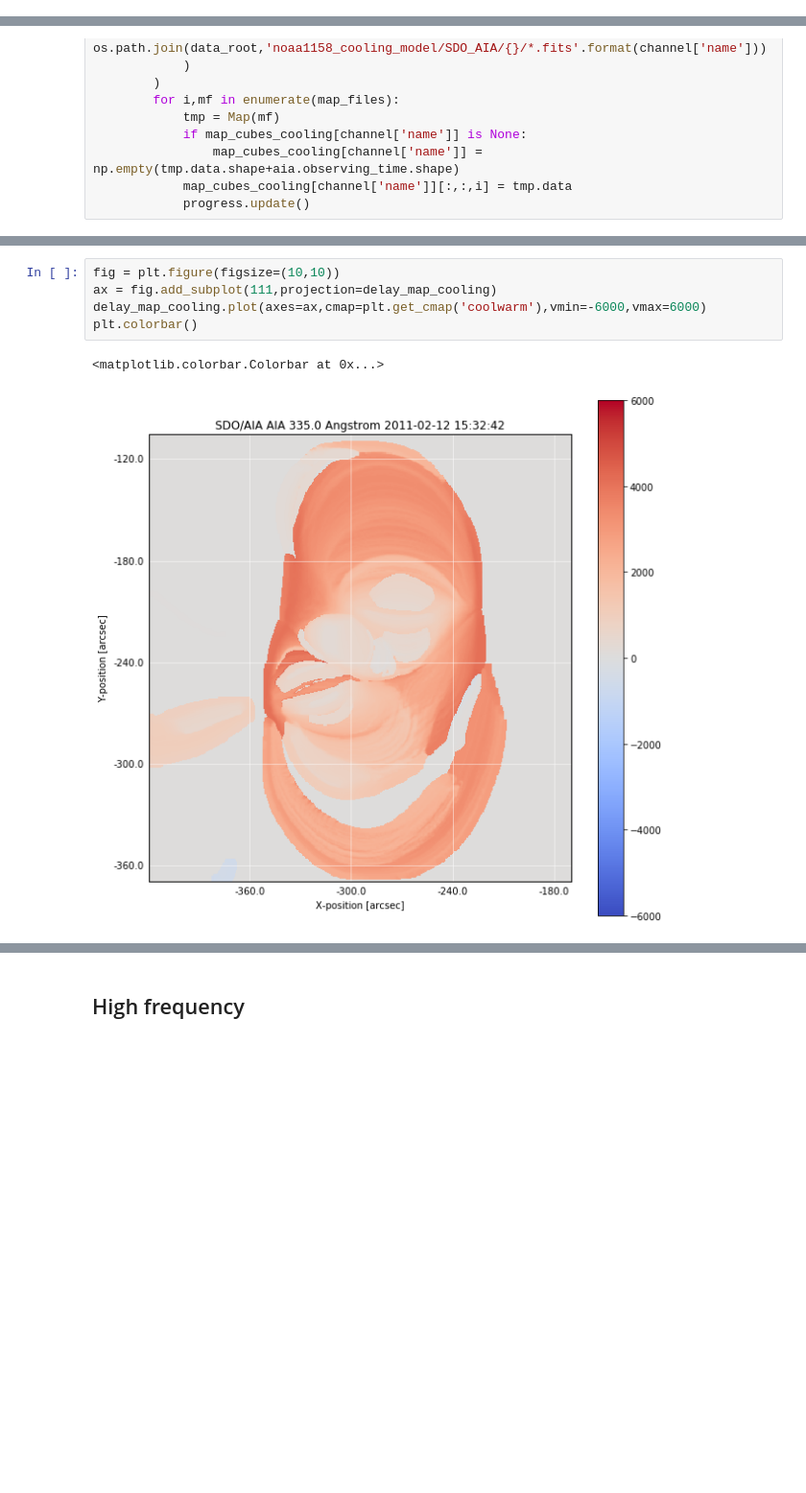
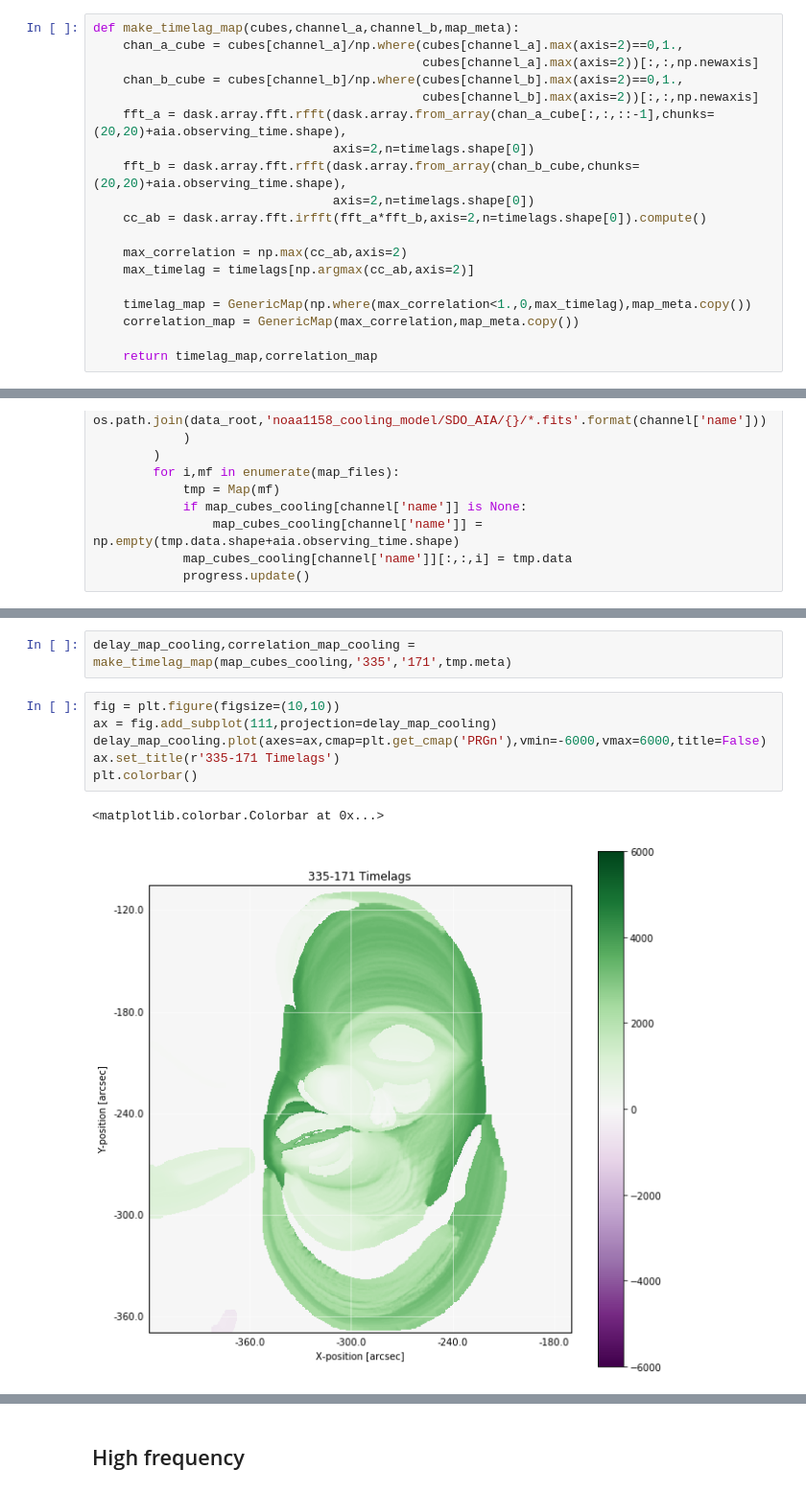
Before and after one commit to wtbarnes/systematic_ar_study, a Jupyter notebook: notebooksv2/timelag_analysisV2.ipynb, the cells around one changed output, grey strips where cells are left out. Shown at 96% size. Cells and saved outputs as stored; diff of their text form; blank space fills up the shorter version.

```diff
--- a/notebooksv2/timelag_analysisV2.ipynb
+++ b/notebooksv2/timelag_analysisV2.ipynb
@@ -77,3 +101,22 @@ ax.legend(loc='best')
+# %%
+def make_timelag_map(cubes,channel_a,channel_b,map_meta):
+    chan_a_cube = cubes[channel_a]/np.where(cubes[channel_a].max(axis=2)==0,1.,
+                                            cubes[channel_a].max(axis=2))[:,:,np.newaxis]
+    chan_b_cube = cubes[channel_b]/np.where(cubes[channel_b].max(axis=2)==0,1.,
+                                            cubes[channel_b].max(axis=2))[:,:,np.newaxis]
+    fft_a = dask.array.fft.rfft(dask.array.from_array(chan_a_cube[:,:,::-1],chunks=(20,20)+aia.observing_time.shape),
+                                axis=2,n=timelags.shape[0])
+    fft_b = dask.array.fft.rfft(dask.array.from_array(chan_b_cube,chunks=(20,20)+aia.observing_time.shape),
+                                axis=2,n=timelags.shape[0])
+    cc_ab = dask.array.fft.irfft(fft_a*fft_b,axis=2,n=timelags.shape[0]).compute()
+
+    max_correlation = np.max(cc_ab,axis=2)
+    max_timelag = timelags[np.argmax(cc_ab,axis=2)]
+
+    timelag_map = GenericMap(np.where(max_correlation<1.,0,max_timelag),map_meta.copy())
+    correlation_map = GenericMap(max_correlation,map_meta.copy())
+
+    return timelag_map,correlation_map
 # %% [markdown]
 ## Cooling Only
 # %%
@@ -145,8 +144,11 @@ delay_map_cooling = GenericMap(np.where(max_cor<1,0.,max_delays),tmp.meta.copy()
+# %%
+delay_map_cooling,correlation_map_cooling = make_timelag_map(map_cubes_cooling,'335','171',tmp.meta)
 # %%
 fig = plt.figure(figsize=(10,10))
 ax = fig.add_subplot(111,projection=delay_map_cooling)
-delay_map_cooling.plot(axes=ax,cmap=plt.get_cmap('coolwarm'),vmin=-6000,vmax=6000)
+delay_map_cooling.plot(axes=ax,cmap=plt.get_cmap('PRGn'),vmin=-6000,vmax=6000,title=False)
+ax.set_title(r'335-171 Timelags')
 plt.colorbar()
 # %% [output]
 <matplotlib.colorbar.Colorbar at 0x...>
-[figure, old version]
+[figure, new version]
```
Also changed, not shown: parts of 48 cells of this notebook, 5 other files.
